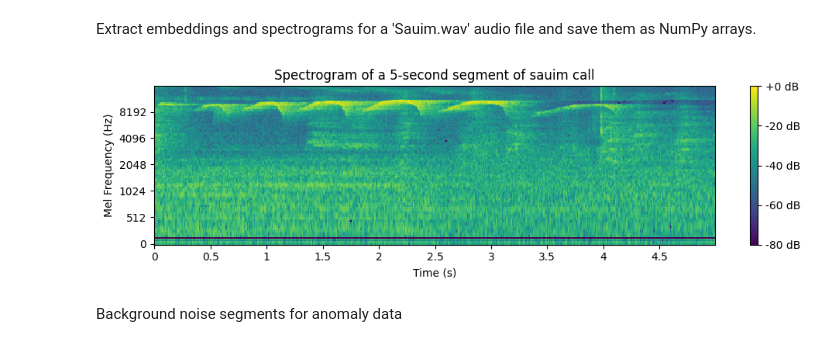
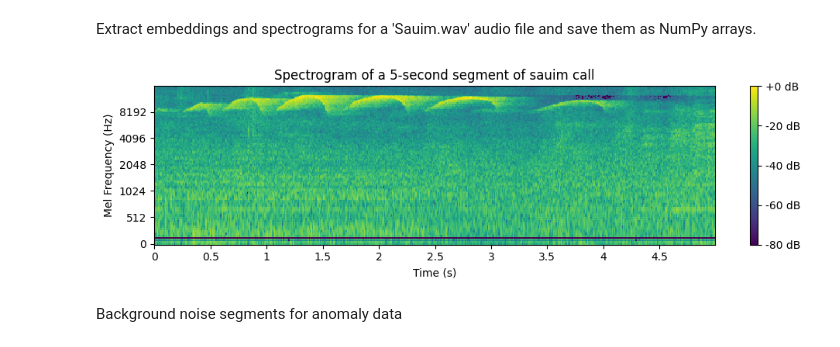
Before and after one commit to juancolonna/Sauim, a Jupyter notebook: Embedding_extraction_Sauim_bicolor.ipynb, the cells around one changed output. Cells and saved outputs as stored; diff of their text form; code cells hidden in the pictures.

```diff
--- a/Embedding_extraction_Sauim_bicolor.ipynb
+++ b/Embedding_extraction_Sauim_bicolor.ipynb
@@ -187,9 +152,9 @@ sauim_embedding_vectors, sauim_spectrograms = extract_embeddings('Sauim.wav',
 np.save('sauim_embedding_vectors.npy', sauim_embedding_vectors)
 np.save('sauim_spectrograms.npy', sauim_spectrograms)
 # %%
-plot_spectrogram('sauim call', sauim_spectrograms[0])
+plot_spectrogram('sauim call', sauim_spectrograms[2])
 # %% [output]
-[figure, old version]
+[figure, new version]
 # %% [markdown]
 Background noise segments for anomaly data
 # %%
```
Also changed, not shown: parts of 9 cells of this notebook.
